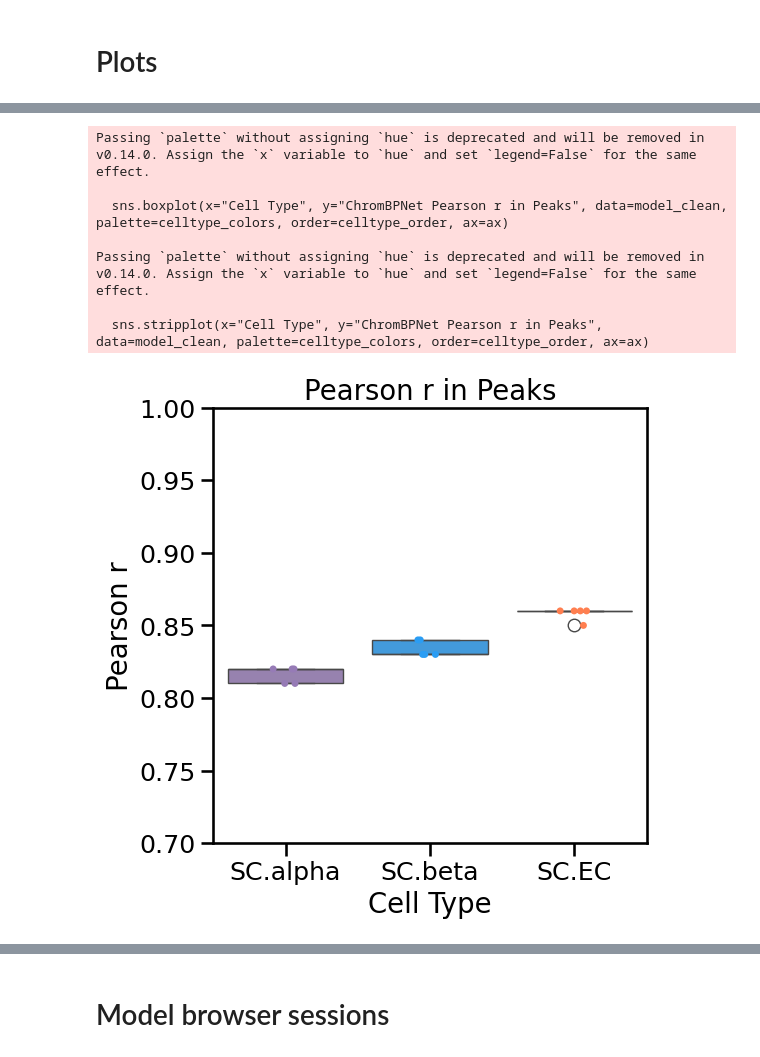
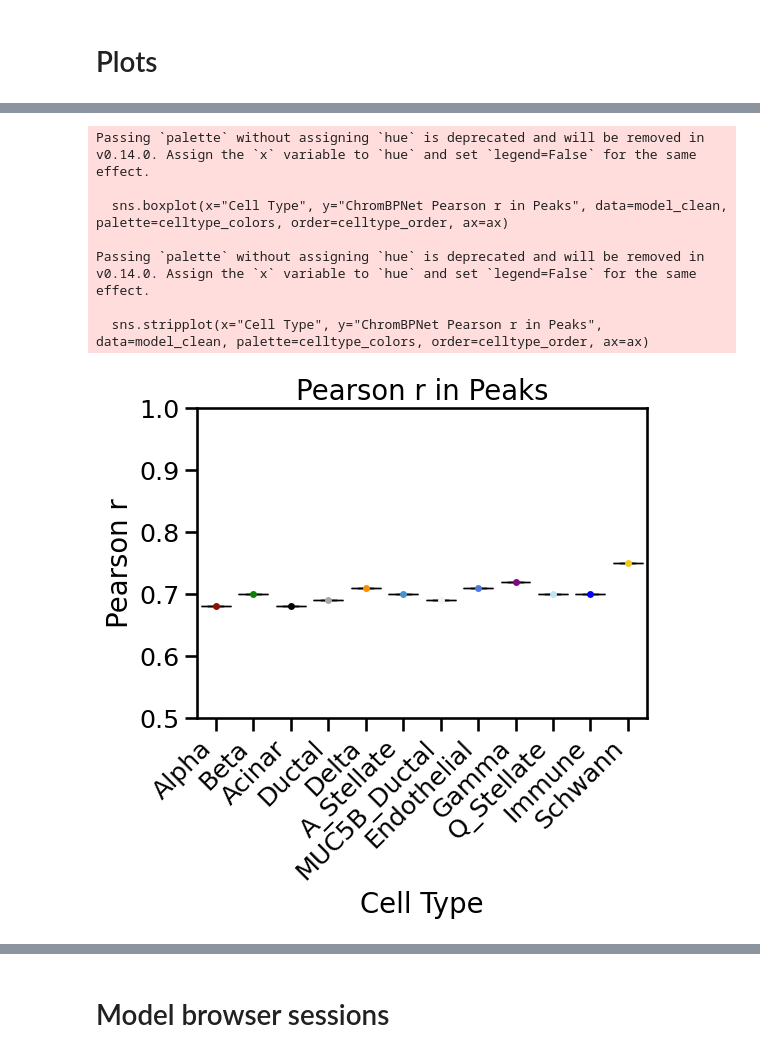
Before and after one commit to ML4GLand/chrombpnet, a Jupyter notebook: make_summary_tables.ipynb, the cells around one changed output, grey strips where cells are left out. Drawn from its saved outputs; the diff is of its cells as text; code cells hidden in the pictures.

```diff
--- a/make_summary_tables.ipynb
+++ b/make_summary_tables.ipynb
@@ -225,10 +292,21 @@ See the caveats in the documentation: https://pandas.pydata.org/pandas-docs/stab
 # %% [markdown]
 # Plots
-# %%
-celltype_colors = {
-    "SC.beta": "#2a9df4",
-    "SC.alpha": "#967bb6",
-    "SC.EC": "#ff7f50",
-    "SC.delta": "#dc143c"
-}
-celltype_order = ["SC.alpha", "SC.beta", "SC.EC"]
+# %%
+cellid_colors = {
+    "Beta": "#0d8101",
+    "Alpha": "#8b1200",
+    "Delta": "#fd8e02",
+    "Gamma": "#800780",
+    "Ductal": "#a7a7a7",
+    "MUC5B_Ductal": "#f4f4f4",
+    "Acinar": "#010101",
+    "A_Stellate": "#4a91c7",
+    "Q_Stellate": "#c0e4f3",
+    "Endothelial": "#5077e0",
+    "Schwann": "#f4ca16",
+    "Immune": "#0700ff",
+}
+
+# Order based on number of fragments
+celltype_order = df["Number of Fragments"].sort_values(ascending=False).index
+celltype_order
@@ -234,0 +318,10 @@ celltype_order = ["SC.alpha", "SC.beta", "SC.EC"]
+# %%
+# Plot number of fragments and peaks side by side as countplots
+with sns.plotting_context("notebook", font_scale=1.5):
+    fig, axes = plt.subplots(1, 2, figsize=(20, 10))
+    sns.barplot(x="Number of Fragments", y="Cell Type", data=df, order=celltype_order, palette=cellid_colors, ax=axes[0])
+    sns.barplot(x="Number of Peak Calls", y="Cell Type", data=df, order=celltype_order, palette=cellid_colors, ax=axes[1])
+    axes[0].set_title("Number of Fragments")
+    axes[1].set_title("Number of Peak Calls")
+    plt.tight_layout()
+    #plt.savefig(f"{path_out}/summary/fragments_peaks_countplot.png")
@@ -235,25 +337,26 @@ celltype_order = ["SC.alpha", "SC.beta", "SC.EC"]
 # %%
 # ChromBPNet Pearson r in Peak boxplot
 with sns.plotting_context("talk", font_scale=1.1):
     fig, ax = plt.subplots(figsize=(6, 6))
     sns.boxplot(x="Cell Type", y="ChromBPNet Pearson r in Peaks", data=model_clean, palette=celltype_colors, order=celltype_order, ax=ax)
     sns.stripplot(x="Cell Type", y="ChromBPNet Pearson r in Peaks", data=model_clean, palette=celltype_colors, order=celltype_order, ax=ax)
     ax.set_title("Pearson r in Peaks")
     ax.set_ylabel("Pearson r")
     ax.set_xlabel("Cell Type")
-    ax.set_ylim(0.7, 1)
+    ax.set_ylim(0.5, 1)
+    plt.xticks(rotation=45, ha="right")
     plt.tight_layout()
     plt.savefig(f"{path_out}/summary/ChromBPNet_Pearson_r_in_Peaks.png")
     plt.show()
 # %% [output]
 Passing `palette` without assigning `hue` is deprecated and will be removed in v0.14.0. Assign the `x` variable to `hue` and set `legend=False` for the same effect.
 
   sns.boxplot(x="Cell Type", y="ChromBPNet Pearson r in Peaks", data=model_clean, palette=celltype_colors, order=celltype_order, ax=ax)
 
 Passing `palette` without assigning `hue` is deprecated and will be removed in v0.14.0. Assign the `x` variable to `hue` and set `legend=False` for the same effect.
 
   sns.stripplot(x="Cell Type", y="ChromBPNet Pearson r in Peaks", data=model_clean, palette=celltype_colors, order=celltype_order, ax=ax)
-[figure, old version]
+[figure, new version]
 # %%
 # ChromBPNet Median JSD in Peak boxplot
 with sns.plotting_context("talk", font_scale=1.1):
```
Also changed, not shown: parts of 30 cells of this notebook, 3 other files.
